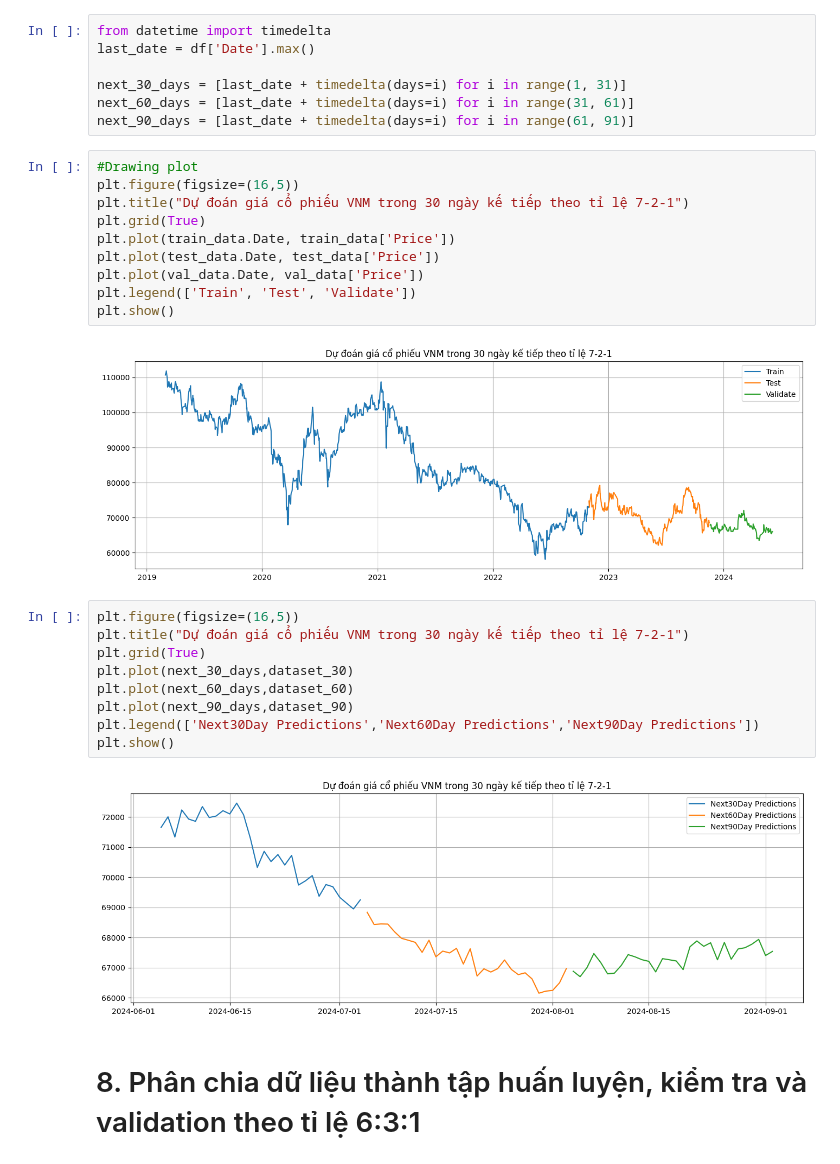
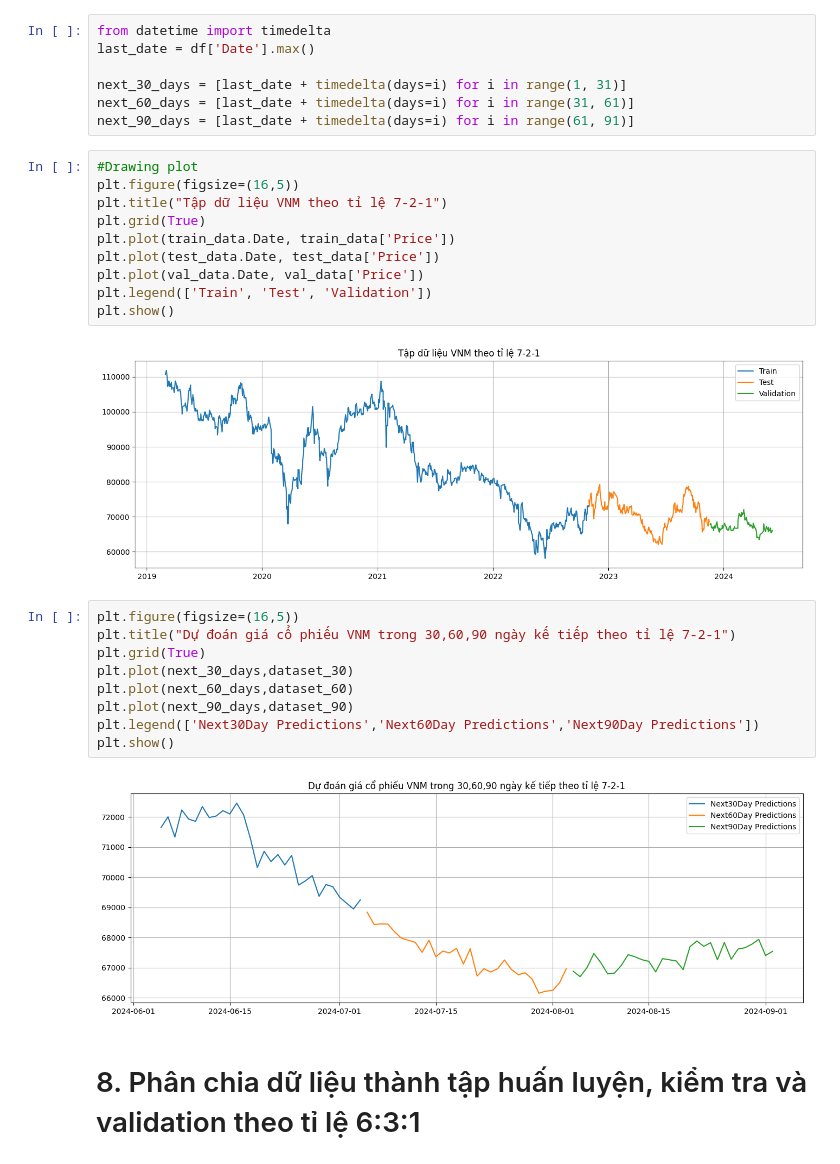
Before and after one commit to nguyenduongchitamUIT/IS403_O22_HTCL_6, a Jupyter notebook: Model/N-HiTS/VNM.ipynb, the cells around one changed output. Saved outputs shown, nothing was run; the diff lists cells and outputs as text.

```diff
--- a/Model/N-HiTS/VNM.ipynb
+++ b/Model/N-HiTS/VNM.ipynb
@@ -292,18 +286,18 @@ next_90_days = [last_date + timedelta(days=i) for i in range(61, 91)]
 # %%
 #Drawing plot
 plt.figure(figsize=(16,5))
-plt.title("Dự đoán giá cổ phiếu VNM trong 30 ngày kế tiếp theo tỉ lệ 7-2-1")
+plt.title("Tập dữ liệu VNM theo tỉ lệ 7-2-1")
 plt.grid(True)
 plt.plot(train_data.Date, train_data['Price'])
 plt.plot(test_data.Date, test_data['Price'])
 plt.plot(val_data.Date, val_data['Price'])
-plt.legend(['Train', 'Test', 'Validate'])
+plt.legend(['Train', 'Test', 'Validation'])
 plt.show()
 # %% [output]
-[figure, old version]
+[figure, new version]
 # %%
 plt.figure(figsize=(16,5))
-plt.title("Dự đoán giá cổ phiếu VNM trong 30 ngày kế tiếp theo tỉ lệ 7-2-1")
+plt.title("Dự đoán giá cổ phiếu VNM trong 30,60,90 ngày kế tiếp theo tỉ lệ 7-2-1")
 plt.grid(True)
 plt.plot(next_30_days,dataset_30)
 plt.plot(next_60_days,dataset_60)
@@ -311,7 +305,7 @@ plt.plot(next_90_days,dataset_90)
 plt.legend(['Next30Day Predictions','Next60Day Predictions','Next90Day Predictions'])
 plt.show()
 # %% [output]
-[figure, old version]
+[figure, new version]
 # %% [markdown]
 # 8. Phân chia dữ liệu thành tập huấn luyện, kiểm tra và validation theo tỉ lệ 6:3:1
 # %%
```
Also changed, not shown: parts of 17 cells of this notebook, 5 other files.
